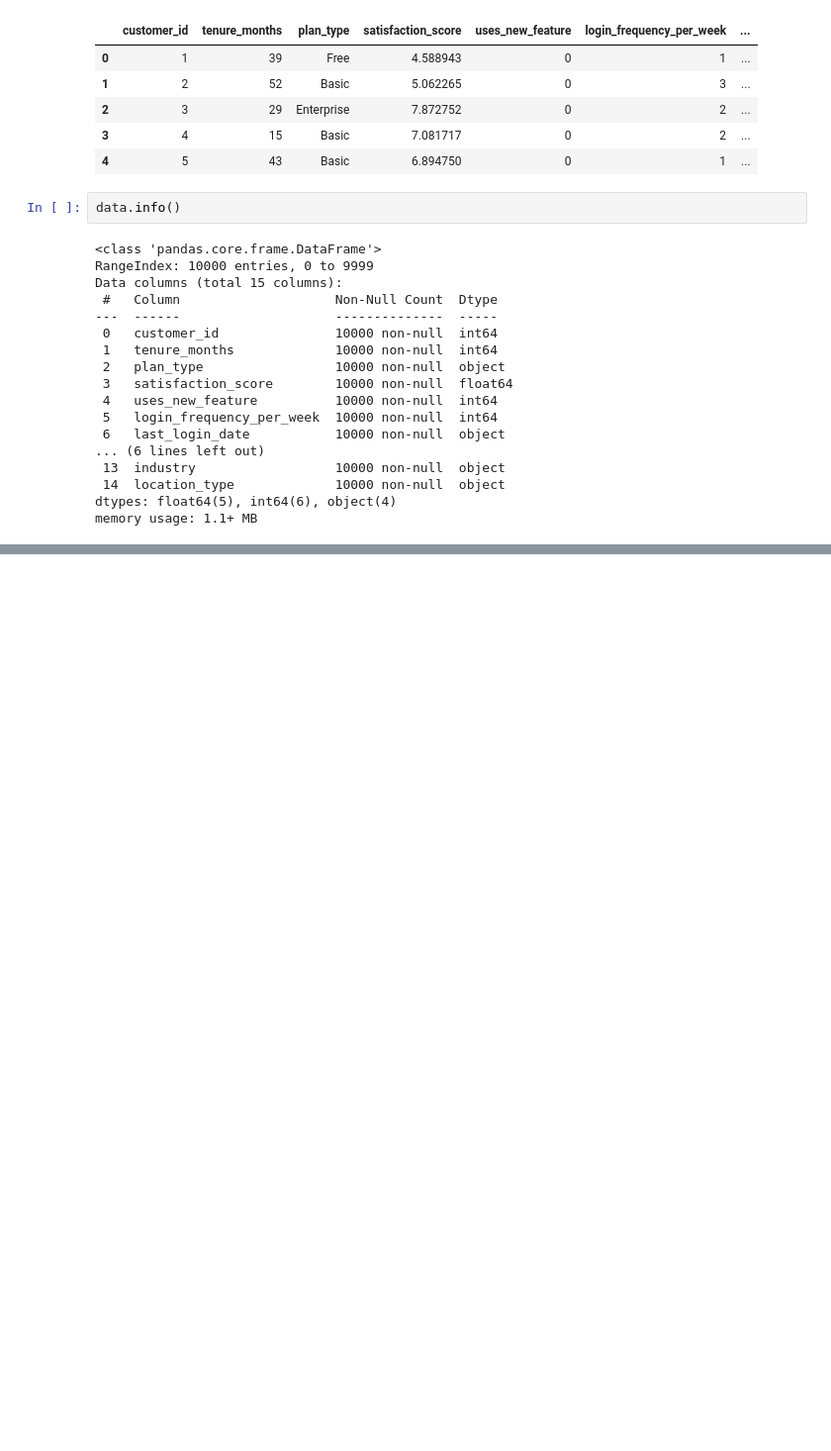
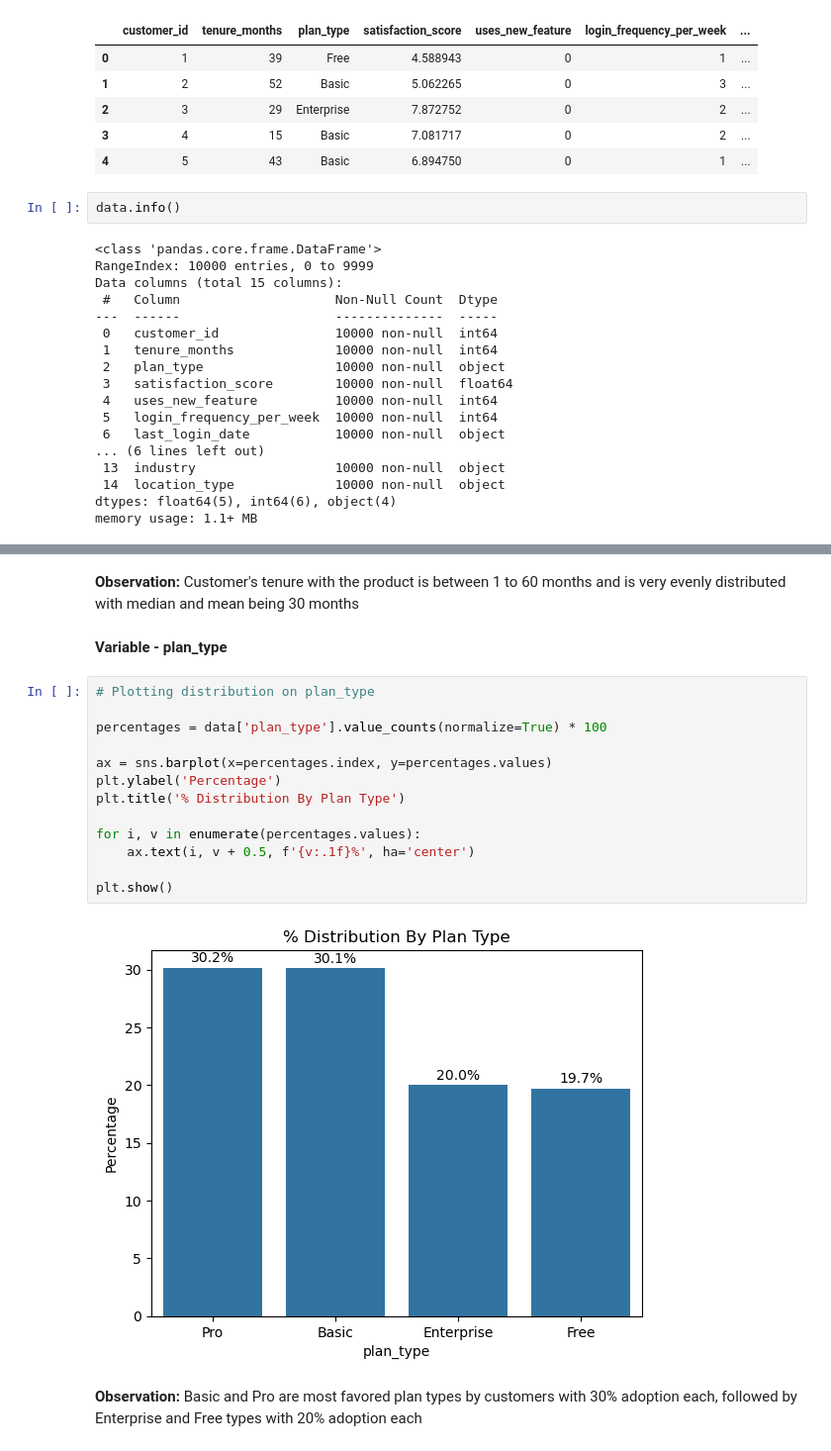
Before and after one commit to shruti0209/LearnML_Capstone, a Jupyter notebook: Lookalike_Analysis.ipynb, the cells around one changed output, grey strips where cells are left out. Shown at 99% size. Cells and saved outputs as stored; diff of their text form; blank space fills up the shorter version.

```diff
--- a/Lookalike_Analysis.ipynb
+++ b/Lookalike_Analysis.ipynb
@@ -34,0 +94,21 @@ memory usage: 1.1+ MB
+# %% [markdown]
+**Observation:** Customer's tenure with the product is between 1 to 60 months and is very evenly distributed with median and mean being 30 months
+# %% [markdown]
+**Variable - plan_type**
+# %%
+# Plotting distribution on plan_type
+
+percentages = data['plan_type'].value_counts(normalize=True) * 100
+
+ax = sns.barplot(x=percentages.index, y=percentages.values)
+plt.ylabel('Percentage')
+plt.title('% Distribution By Plan Type')
+
+for i, v in enumerate(percentages.values):
+    ax.text(i, v + 0.5, f'{v:.1f}%', ha='center')
+
+plt.show()
+# %% [output]
+[figure, added]
+# %% [markdown]
+**Observation:** Basic and Pro are most favored plan types by customers with 30% adoption each, followed by Enterprise and Free types with 20% adoption each
```
Also changed, not shown: parts of 19 cells of this notebook, 3 other files.
